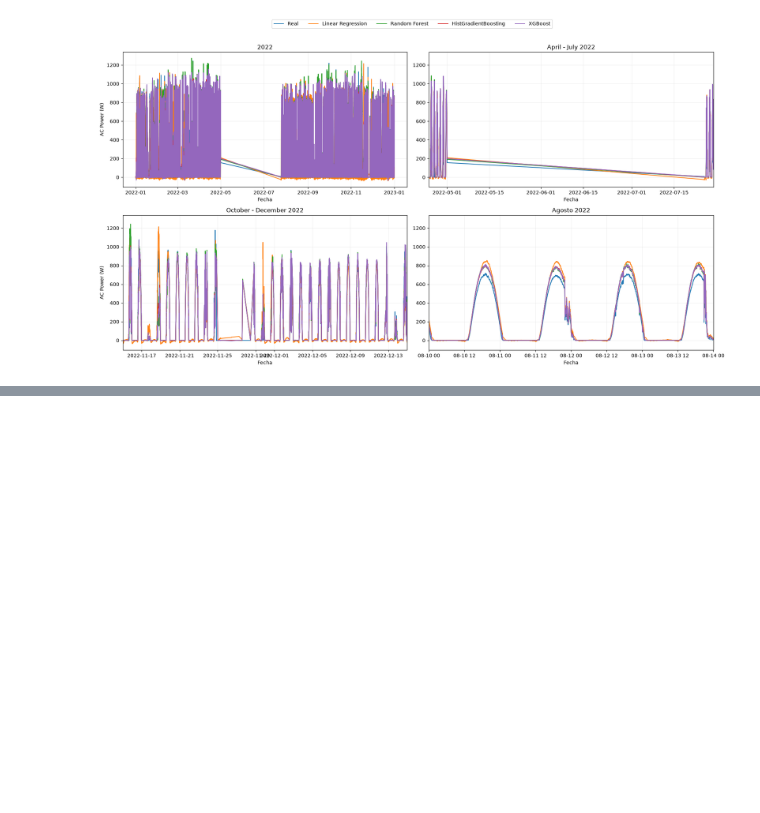
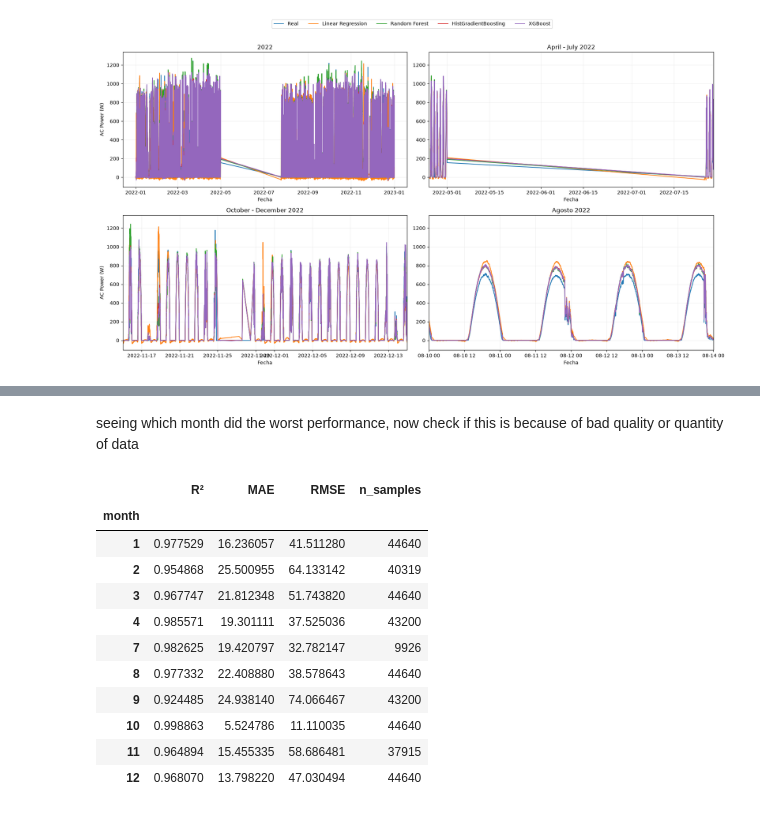
Before and after one commit to SantiToled0/solar-mlops, a Jupyter notebook: notebooks/02_model_trainning.ipynb, the cells around one changed output, grey strips where cells are left out. Cells and saved outputs as stored; diff of their text form; code cells hidden in the pictures; blank space fills up the shorter version.

Commit message:
checking performance on 2022

```diff
--- a/notebooks/02_model_trainning.ipynb
+++ b/notebooks/02_model_trainning.ipynb
@@ -493,0 +496,17 @@ plt.show()
+# %%
+monthly_results = df_test[['timestamp']].copy()
+
+monthly_results['y_true'] = y_test.values
+monthly_results['y_pred'] = y_test_pred_hgb
+
+monthly_results['month'] = monthly_results['timestamp'].dt.month
+
+monthly_metrics = monthly_results.groupby('month').apply(
+    lambda x: pd.Series({
+        'R²': r2_score(x['y_true'], x['y_pred']),
+        'MAE': mean_absolute_error(x['y_true'], x['y_pred']),
+        'RMSE': mean_squared_error(x['y_true'], x['y_pred']) ** 0.5
+    })
+)
+
+monthly_metrics.sort_values(by='R²', ascending=True)
@@ -493,0 +526,26 @@ plt.show()
+# %% [markdown]
+seeing which month did the worst performance, now check if this is because of bad quality or quantity of data
+# %%
+monthly_counts = (
+    df_test
+    .groupby(df_test['timestamp'].dt.month)
+    .size()
+    .rename('n_samples')
+)
+
+monthly_metrics = monthly_metrics.sort_index()
+
+monthly_metrics
+# %% [output]
+|  | R² | MAE | RMSE | n_samples |
+| month |  |  |  |  |
+| 1 | 0.977529 | 16.236057 | 41.511280 | 44640 |
+| 2 | 0.954868 | 25.500955 | 64.133142 | 40319 |
+| 3 | 0.967747 | 21.812348 | 51.743820 | 44640 |
+| 4 | 0.985571 | 19.301111 | 37.525036 | 43200 |
+| 7 | 0.982625 | 19.420797 | 32.782147 | 9926 |
+| 8 | 0.977332 | 22.408880 | 38.578643 | 44640 |
+| 9 | 0.924485 | 24.938140 | 74.066467 | 43200 |
+| 10 | 0.998863 | 5.524786 | 11.110035 | 44640 |
+| 11 | 0.964894 | 15.455335 | 58.686481 | 37915 |
+| 12 | 0.968070 | 13.798220 | 47.030494 | 44640 |
```
Also changed, not shown: parts of 9 cells of this notebook.
